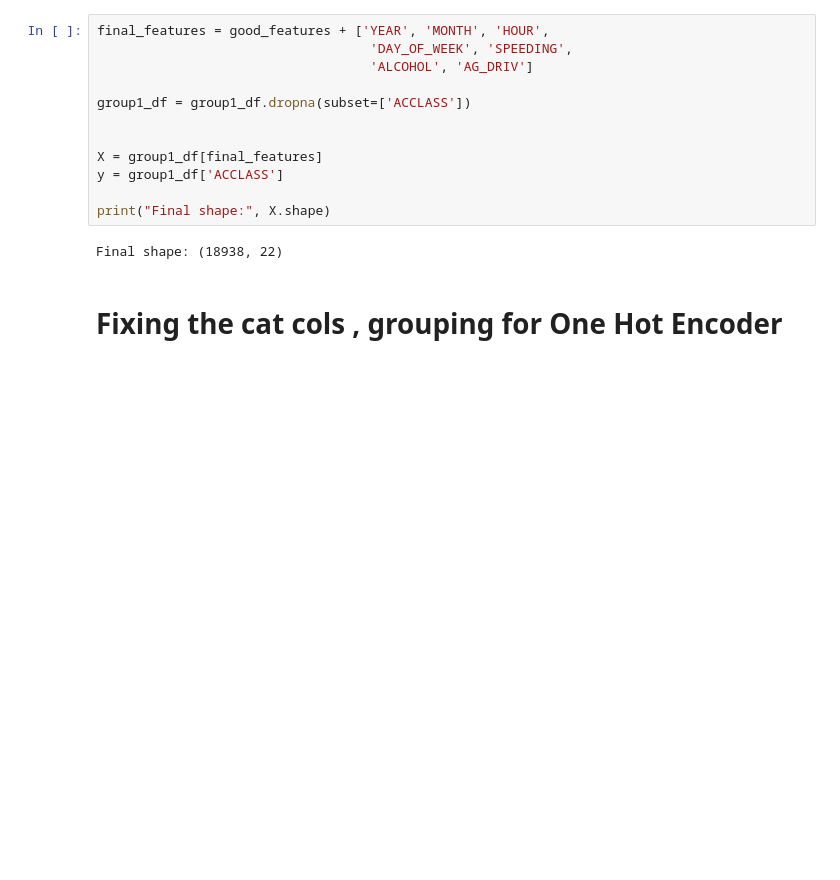
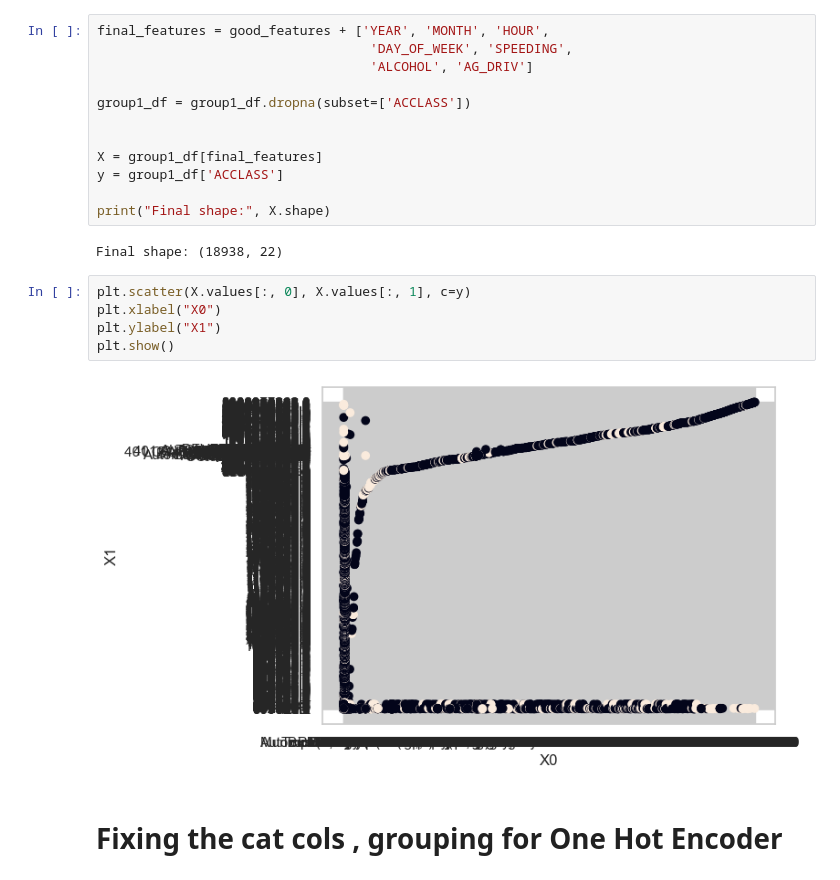
Before and after one commit to Yaksh4826/COMP247_TorontoCollision_ML_Project, a Jupyter notebook: KSI_project.ipynb, the cells around one changed output. Drawn from its saved outputs; the diff is of its cells as text; blank space fills up the shorter version.

```diff
--- a/KSI_project.ipynb
+++ b/KSI_project.ipynb
@@ -543,6 +543,13 @@ y = group1_df['ACCLASS']
 print("Final shape:", X.shape)
 # %% [output]
 Final shape: (18938, 22)
+# %%
+plt.scatter(X.values[:, 0], X.values[:, 1], c=y)
+plt.xlabel("X0")
+plt.ylabel("X1")
+plt.show()
+# %% [output]
+[figure, added]
 # %% [markdown]
 # Fixing the cat cols , grouping for One Hot Encoder
 # %%
```
Also changed, not shown: parts of 17 cells of this notebook.
